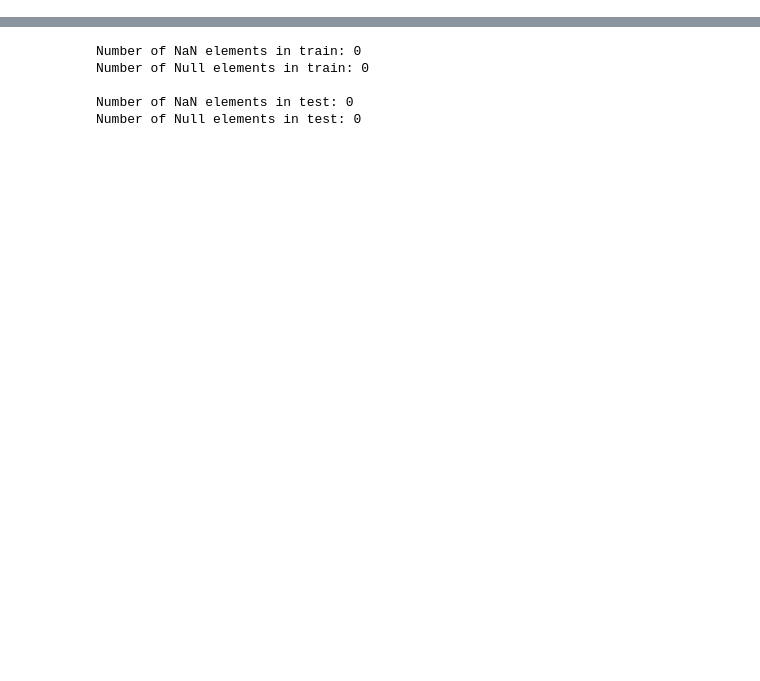
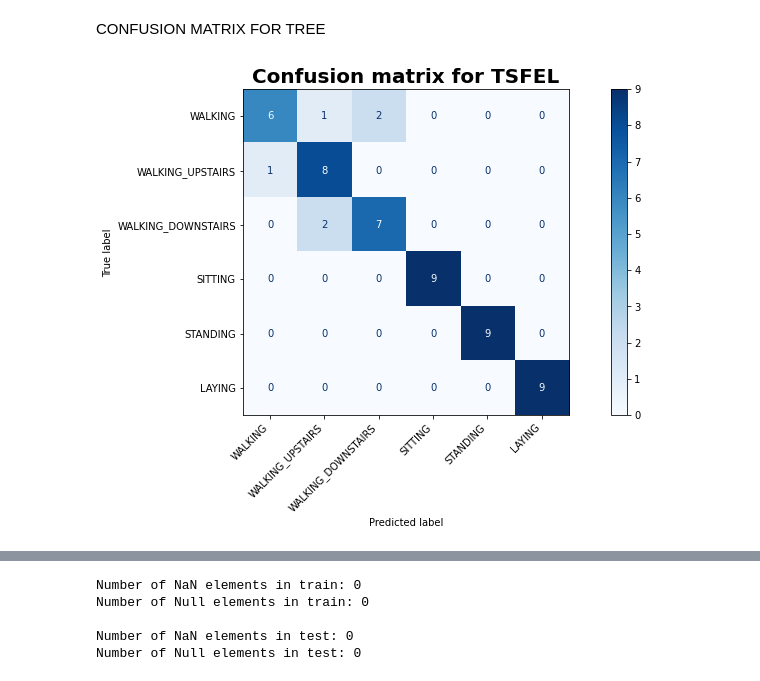
Before and after one commit to vinayak-rana/es335-24-fall-assignment-1, a Jupyter notebook: Task-2.ipynb, the cells around one changed output, grey strips where cells are left out. Saved outputs shown, nothing was run; the diff lists cells and outputs as text; code cells hidden in the pictures; blank space fills up the shorter version.

```diff
--- a/Task-2.ipynb
+++ b/Task-2.ipynb
@@ -244,0 +251,12 @@ test shape: (2947, 564)
+# %% [markdown]
+CONFUSION MATRIX FOR TREE
+# %%
+cm=confusion_matrix(y_test,predictions_tsfel)
+cm_beautified=ConfusionMatrixDisplay(cm,display_labels=classes)
+fig,ax=plt.subplots(figsize=(15,6))
+cm_beautified.plot(cmap='Blues',ax=ax)
+plt.title('Confusion matrix for TSFEL',fontweight='bold',fontsize=20)
+plt.xticks(rotation=45,ha='right')
+plt.show()
+# %% [output]
+[figure, added]
```
Also changed, not shown: parts of 119 cells of this notebook.
